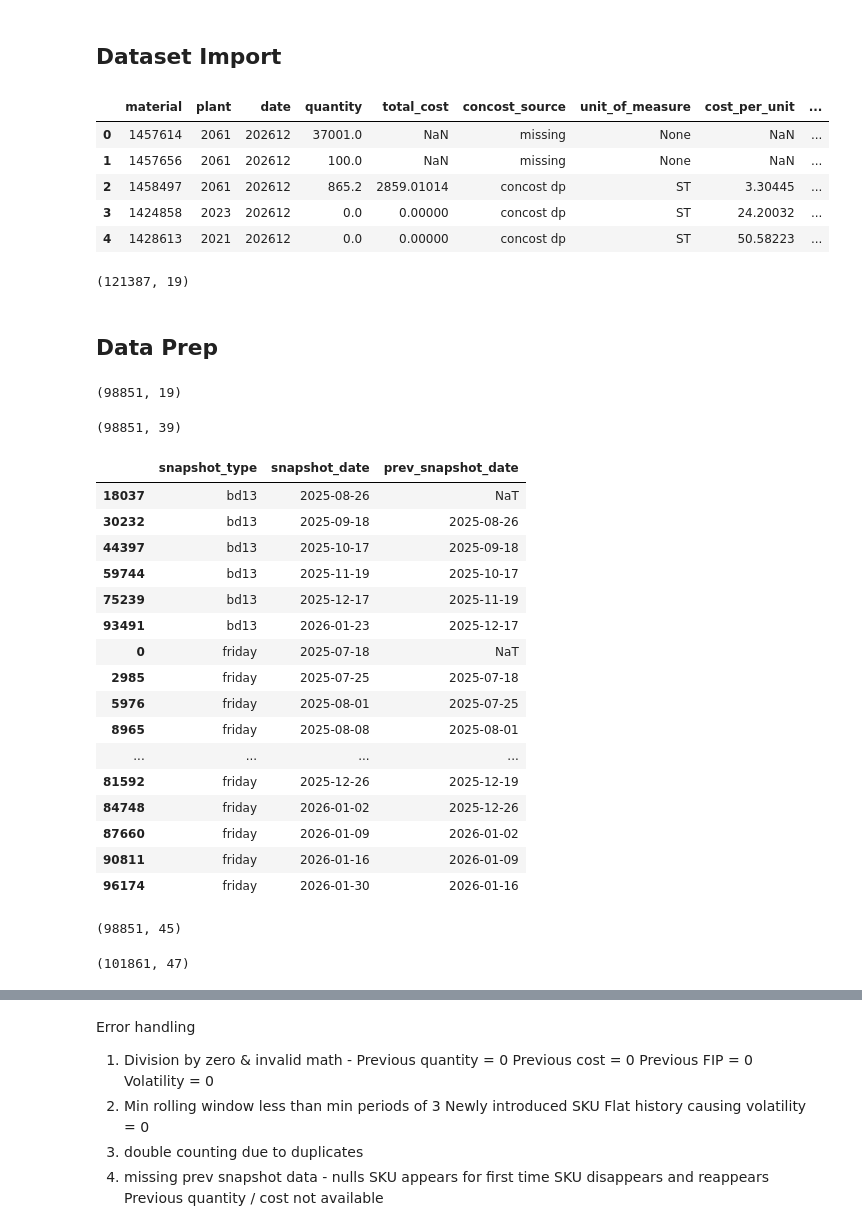
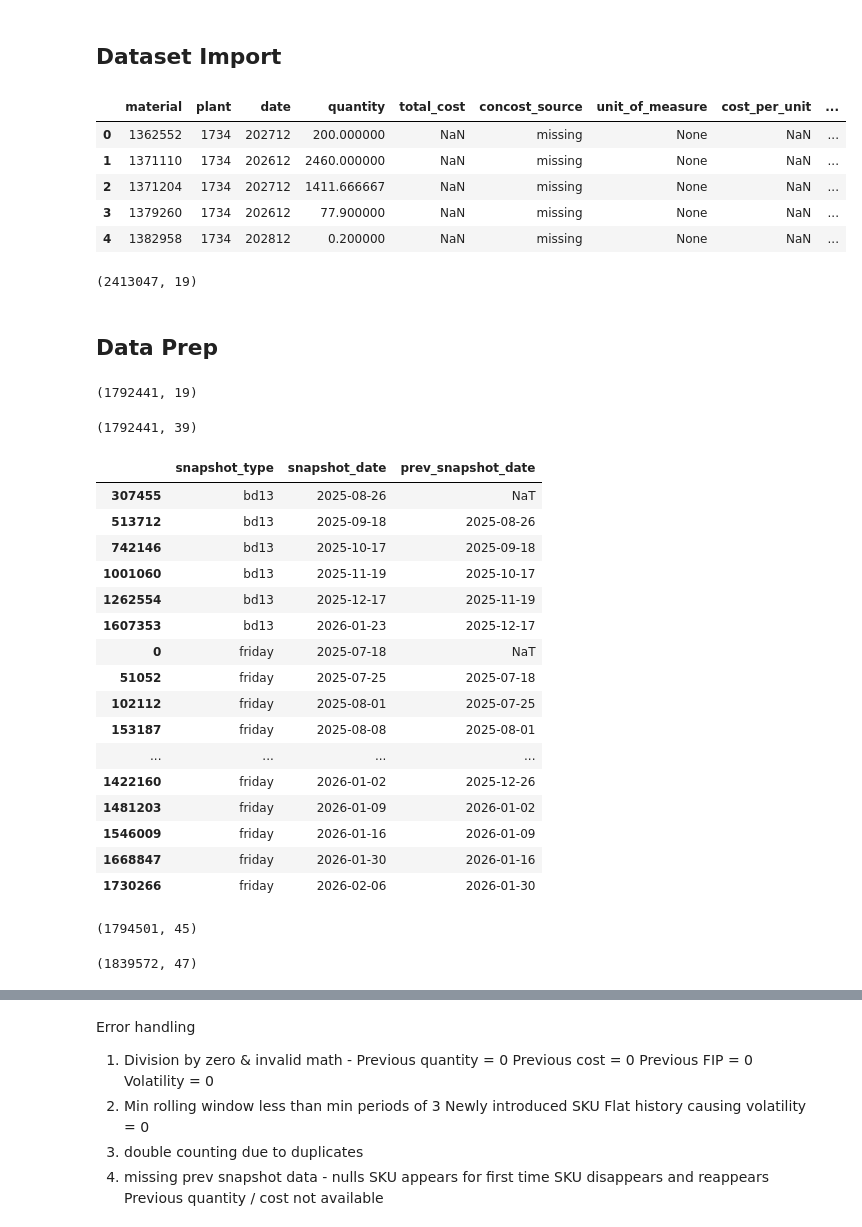
Before and after one commit to yogeshpedi/FIP_RCA, a Jupyter notebook: notebooks/FIP_RCA_BrandLevelAgg.ipynb, the cells around one changed output, grey strips where cells are left out. Cells and saved outputs as stored; diff of their text form; code cells hidden in the pictures.

```diff
--- a/notebooks/FIP_RCA_BrandLevelAgg.ipynb
+++ b/notebooks/FIP_RCA_BrandLevelAgg.ipynb
@@ -8,42 +8,42 @@ import s3fs
 # %%
 # Import FIP Dataset
 
 s3_path_fip = (
     "s3://m3-intel-hub-dp-us-east-1-517292-prod/"
     "publish/data-product/financial_inventory_projection_report_network_update/"
 )
 
 dataset = ds.dataset(
     s3_path_fip,
     format="parquet",
     partitioning="hive"
 )
 
 table = dataset.to_table(
     filter=(
-        ds.field("date").isin(["202612"])#, "202712", "202812"])
-    ) & (ds.field("corporate_brand").isin(["REVLIMID","ABRAXANE","All Other Pharmaceut"])) &
+        ds.field("date").isin(["202612", "202712", "202812"])
+    ) &
 
     ~(
         (ds.field("snapshot_date") == "2026-01-23") &
         (ds.field("snapshot_type") == "friday")
     )
 )
 
 
 df_fip = table.to_pandas()
 df_fip.head()
 # %% [output]
 |  | material | plant | date | quantity | total_cost | concost_source | unit_of_measure | cost_per_unit | ... |
-| 0 | 1457614 | 2061 | 202612 | 37001.0 | NaN | missing | None | NaN | ... |
-| 1 | 1457656 | 2061 | 202612 | 100.0 | NaN | missing | None | NaN | ... |
-| 2 | 1458497 | 2061 | 202612 | 865.2 | 2859.01014 | concost dp | ST | 3.30445 | ... |
-| 3 | 1424858 | 2023 | 202612 | 0.0 | 0.00000 | concost dp | ST | 24.20032 | ... |
-| 4 | 1428613 | 2021 | 202612 | 0.0 | 0.00000 | concost dp | ST | 50.58223 | ... |
+| 0 | 1362552 | 1734 | 202712 | 200.000000 | NaN | missing | None | NaN | ... |
+| 1 | 1371110 | 1734 | 202612 | 2460.000000 | NaN | missing | None | NaN | ... |
+| 2 | 1371204 | 1734 | 202712 | 1411.666667 | NaN | missing | None | NaN | ... |
+| 3 | 1379260 | 1734 | 202612 | 77.900000 | NaN | missing | None | NaN | ... |
+| 4 | 1382958 | 1734 | 202812 | 0.200000 | NaN | missing | None | NaN | ... |
 # %%
 df_fip.shape
 # %% [output]
-(121387, 19)
+(2413047, 19)
 # %%
 # Import Plant Type Data
 
@@ -129,7 +129,7 @@ df_fip = df_fip.loc[df_fip["has_non_zero"] == 1].drop(columns="has_non_zero")
 # %%
 df_fip.shape
 # %% [output]
-(98851, 19)
+(1792441, 19)
 # %%
 base1 = df_fip.copy()
 # %%
@@ -201,7 +201,7 @@ base1 = base1.merge(
 
 base1.shape
 # %% [output]
-(98851, 39)
+(1792441, 39)
 # %%
 # rearrange columns for better readability
 new_cols = [
@@ -259,22 +259,22 @@ snapshot_calendar["prev_snapshot_date"] = (
 snapshot_calendar      # comparing bd13 - bd13 snapshots and friday-friday snapshots. no bd13-fri snapshots
 # %% [output]
 |  | snapshot_type | snapshot_date | prev_snapshot_date |
-| 18037 | bd13 | 2025-08-26 | NaT |
-| 30232 | bd13 | 2025-09-18 | 2025-08-26 |
-| 44397 | bd13 | 2025-10-17 | 2025-09-18 |
-| 59744 | bd13 | 2025-11-19 | 2025-10-17 |
-| 75239 | bd13 | 2025-12-17 | 2025-11-19 |
-| 93491 | bd13 | 2026-01-23 | 2025-12-17 |
+| 307455 | bd13 | 2025-08-26 | NaT |
+| 513712 | bd13 | 2025-09-18 | 2025-08-26 |
+| 742146 | bd13 | 2025-10-17 | 2025-09-18 |
+| 1001060 | bd13 | 2025-11-19 | 2025-10-17 |
+| 1262554 | bd13 | 2025-12-17 | 2025-11-19 |
+| 1607353 | bd13 | 2026-01-23 | 2025-12-17 |
 | 0 | friday | 2025-07-18 | NaT |
-| 2985 | friday | 2025-07-25 | 2025-07-18 |
-| 5976 | friday | 2025-08-01 | 2025-07-25 |
-| 8965 | friday | 2025-08-08 | 2025-08-01 |
+| 51052 | friday | 2025-07-25 | 2025-07-18 |
+| 102112 | friday | 2025-08-01 | 2025-07-25 |
+| 153187 | friday | 2025-08-08 | 2025-08-01 |
 | ... | ... | ... | ... |
-| 81592 | friday | 2025-12-26 | 2025-12-19 |
-| 84748 | friday | 2026-01-02 | 2025-12-26 |
-| 87660 | friday | 2026-01-09 | 2026-01-02 |
-| 90811 | friday | 2026-01-16 | 2026-01-09 |
-| 96174 | friday | 2026-01-30 | 2026-01-16 |
+| 1422160 | friday | 2026-01-02 | 2025-12-26 |
+| 1481203 | friday | 2026-01-09 | 2026-01-02 |
+| 1546009 | friday | 2026-01-16 | 2026-01-09 |
+| 1668847 | friday | 2026-01-30 | 2026-01-16 |
+| 1730266 | friday | 2026-02-06 | 2026-01-30 |
 # %%
 # Attach previous snapshot date to each row
 
@@ -337,7 +337,7 @@ rca_base = current_df.merge(
 # %%
 rca_base.shape
 # %% [output]
-(98851, 45)
+(1794501, 45)
 # %%
 # Flags for material–plant presence
 
@@ -427,7 +427,7 @@ for col in [
 # %%
 final_rca_frame.shape
 # %% [output]
-(101861, 47)
+(1839572, 47)
 # %%
 snapshot_mapping_check = (
     final_rca_frame
```
Also changed, not shown: parts of 14 cells of this notebook, 2 other files.
